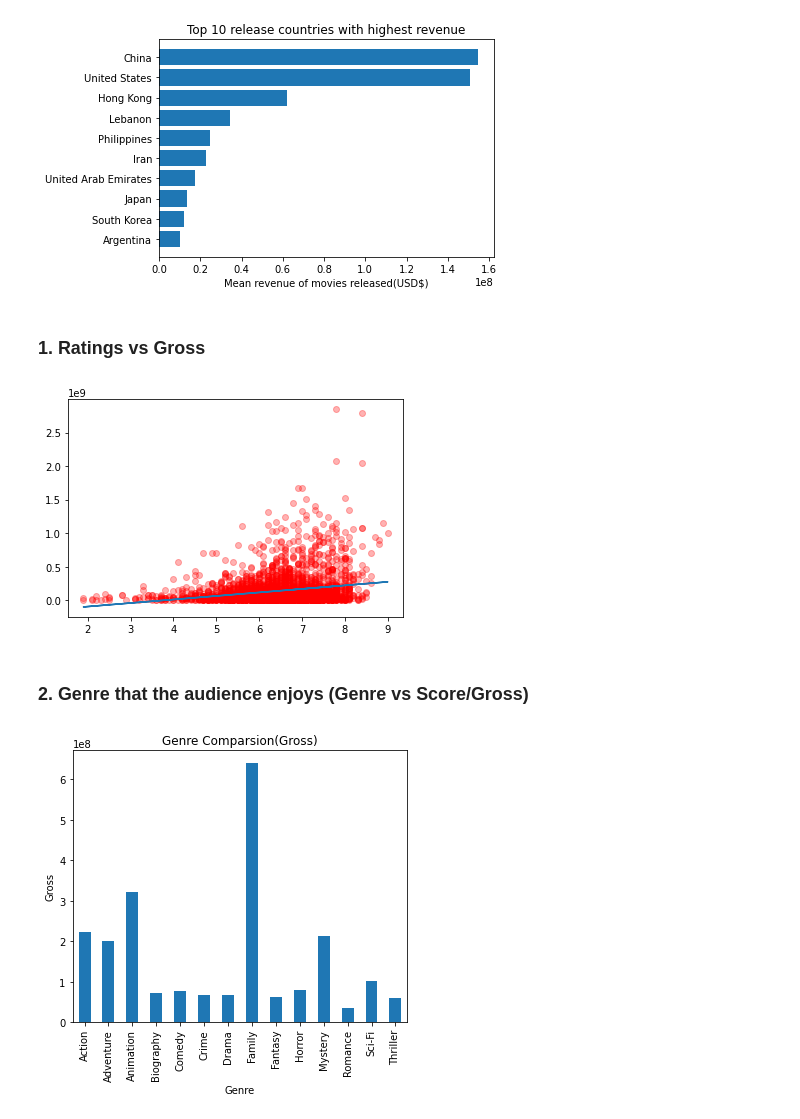
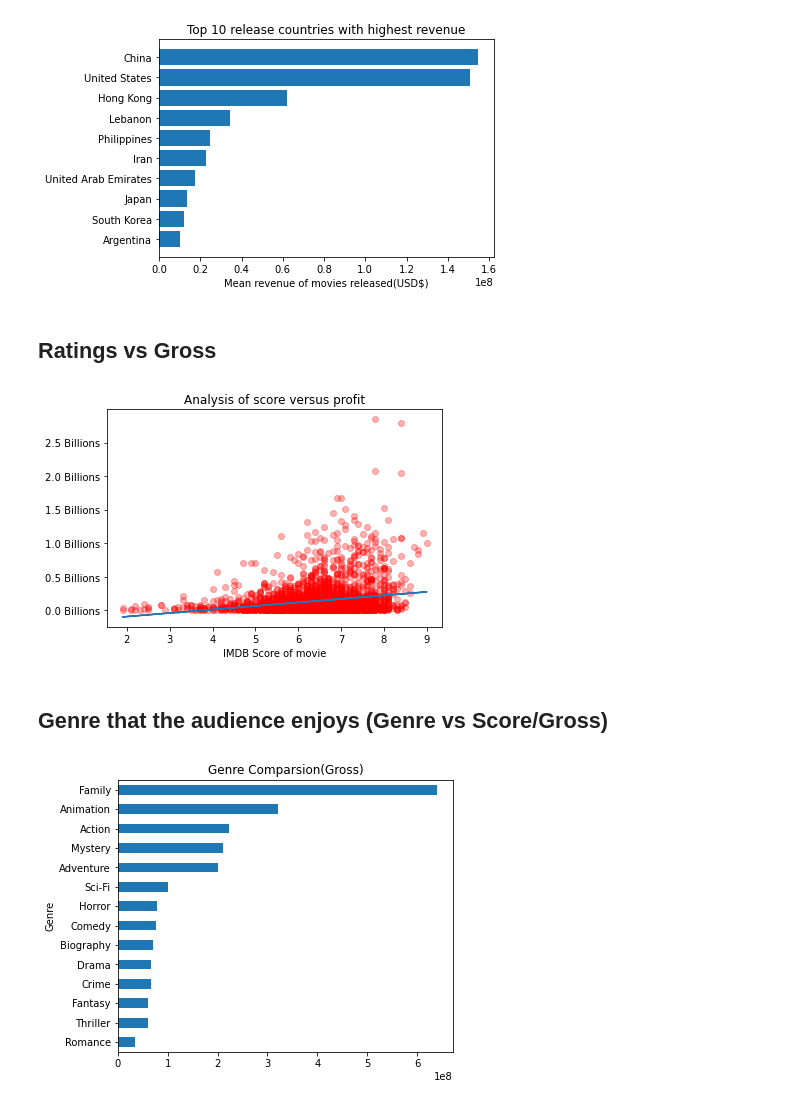
Before and after one commit to soaza/dao2702-project, a Jupyter notebook: movies_analysis.ipynb, the cells around one changed output. Drawn from its saved outputs; the diff is of its cells as text; code cells hidden in the pictures.

```diff
--- a/movies_analysis.ipynb
+++ b/movies_analysis.ipynb
@@ -151,25 +163,33 @@ plt.show()
 # %% [output]
 [figure]
 # %% [markdown]
-### 1. Ratings vs Gross
+##  Ratings vs Gross
 # %%
+@ticker.FuncFormatter
+def billion_formatter(x, pos):
+    return "%.1f Billions" % (x/1E9)
+
 score_gross = df[['score','gross']]
+
+fig, ax = plt.subplots()
+ax.yaxis.set_major_formatter(billion_formatter)
 plt.scatter(score_gross['score'],
             score_gross['gross'],
             c='r', alpha=0.3)
-
+plt.title("Analysis of score versus profit")
+plt.xlabel("IMDB Score of movie")
 m, b = np.polyfit(score_gross['score'],score_gross['gross'], 1)
 plt.plot(score_gross['score'], m * score_gross['score'] + b);
 # %% [output]
-[figure, old version]
+[figure, new version]
 # %% [markdown]
-### 2. Genre that the audience enjoys (Genre vs Score/Gross)
+## Genre that the audience enjoys (Genre vs Score/Gross)
 # %%
 group_by_genre_df = df.groupby('genre')
-gross_mean_across_genre = group_by_genre_df['gross'].mean()
+gross_mean_across_genre = group_by_genre_df['gross'].mean().sort_values()
 
-gross_mean_across_genre.plot(kind='bar', title='Genre Comparsion(Gross)', ylabel='Gross',
+gross_mean_across_genre.plot(kind='barh', title='Genre Comparsion(Gross)', ylabel='Gross',
          xlabel='Genre', figsize=(6, 5));
 # %% [output]
-[figure, old version]
+[figure, new version]
 # %%
```
Also changed, not shown: parts of 7 cells of this notebook, 1 other file.
